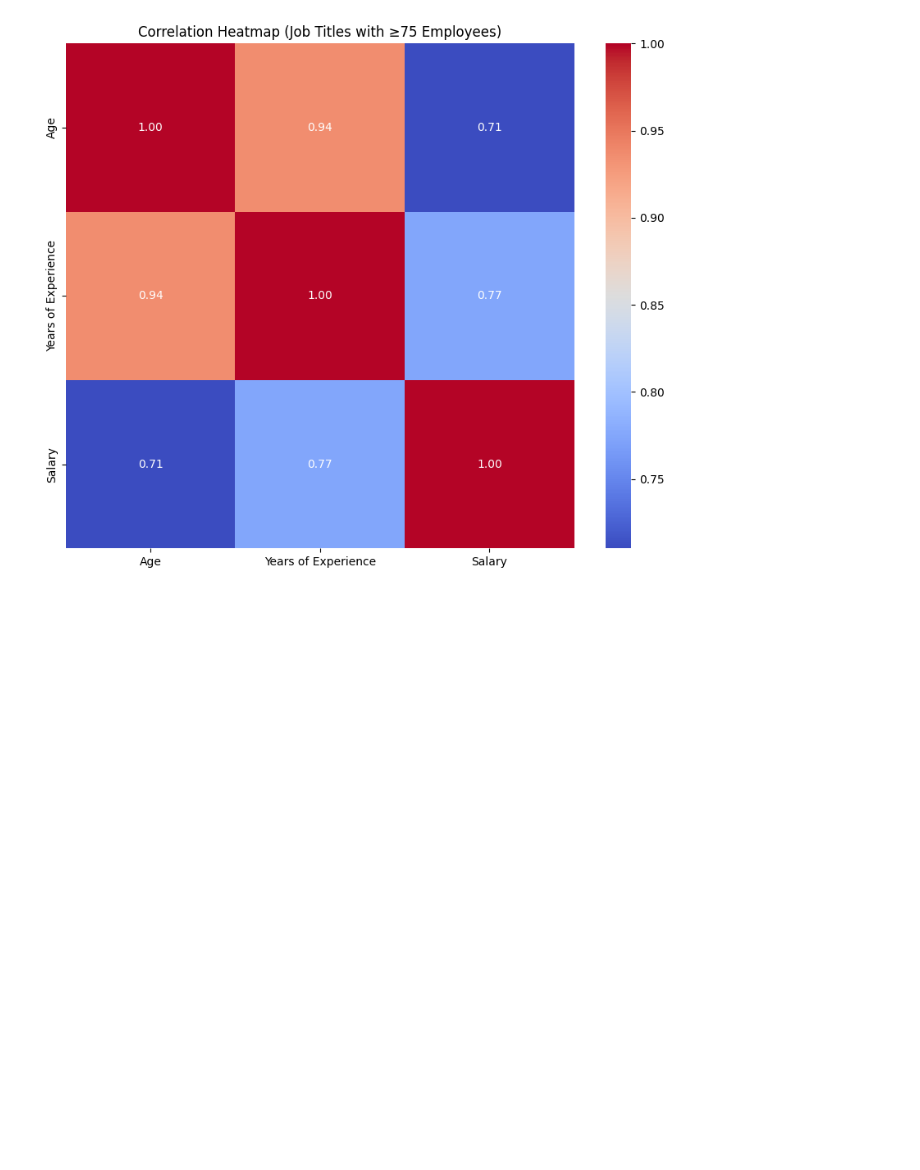
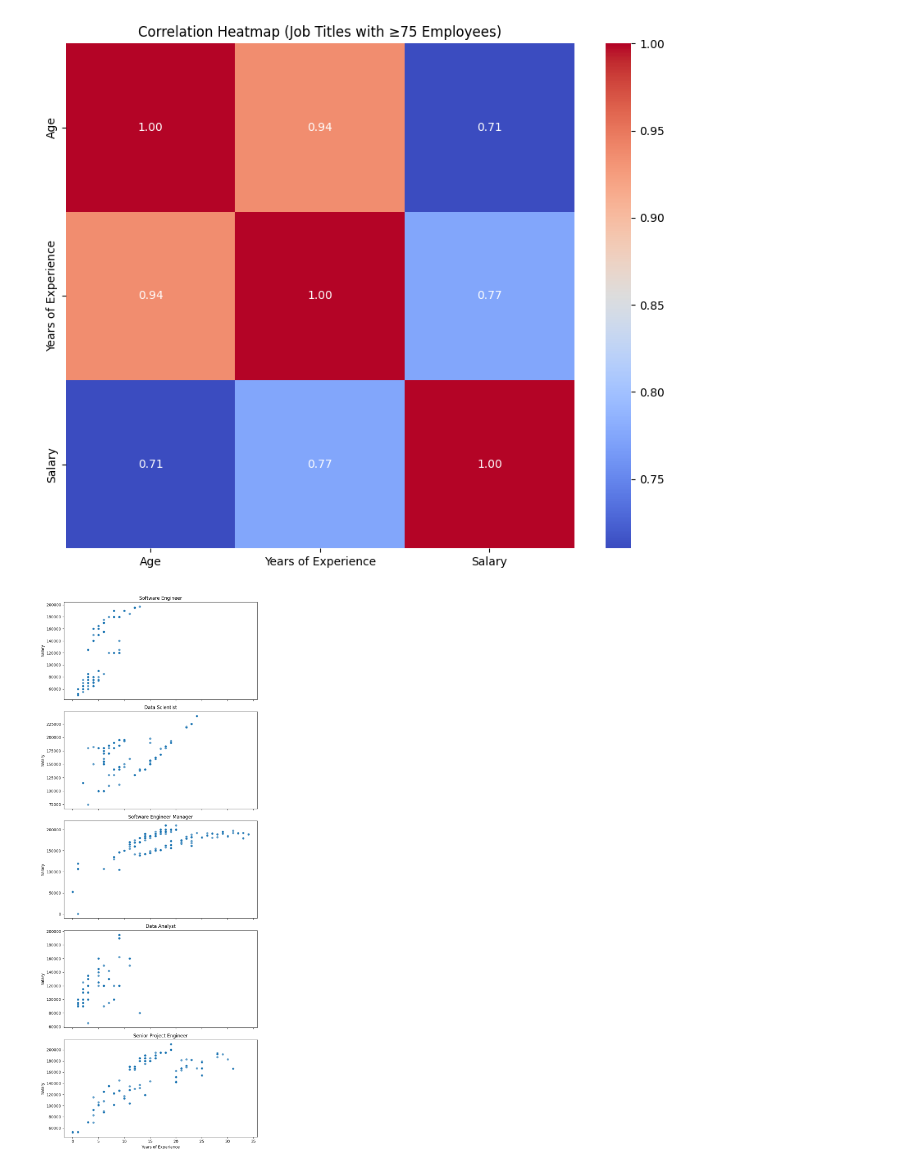
Before and after one commit to s256657/salary-experience-wilcox, a Jupyter notebook: analysis/eda.ipynb, the cells around one changed output. Drawn from its saved outputs; the diff is of its cells as text; code cells hidden in the pictures; blank space fills up the shorter version.

```diff
--- a/analysis/eda.ipynb
+++ b/analysis/eda.ipynb
@@ -158,3 +158,32 @@ plt.title(f"Correlation Heatmap (Job Titles with ≥{min_count} Employees)")
 plt.show()
 # %% [output]
 [figure]
+# %%
+import matplotlib.pyplot as plt
+import seaborn as sns
+
+# --- Select the 5 most common job titles ---
+top_jobs = df['Job Title'].value_counts().nlargest(5).index
+df_filtered = df[df['Job Title'].isin(top_jobs)]
+
+# --- Create subplots ---
+fig, axes = plt.subplots(nrows=5, ncols=1, figsize=(8, 20), sharex=True)
+
+for ax, job in zip(axes, top_jobs):
+    job_data = df_filtered[df_filtered['Job Title'] == job]
+    sns.scatterplot(
+        data=job_data,
+        x='Years of Experience',  # exact column name
+        y='Salary',
+        ax=ax,
+        color='tab:blue',
+        alpha=0.7
+    )
+    ax.set_title(f"{job}")
+    ax.set_ylabel("Salary")
+
+axes[-1].set_xlabel("Years of Experience")
+plt.tight_layout()
+plt.show()
+# %% [output]
+[figure, added]
```
